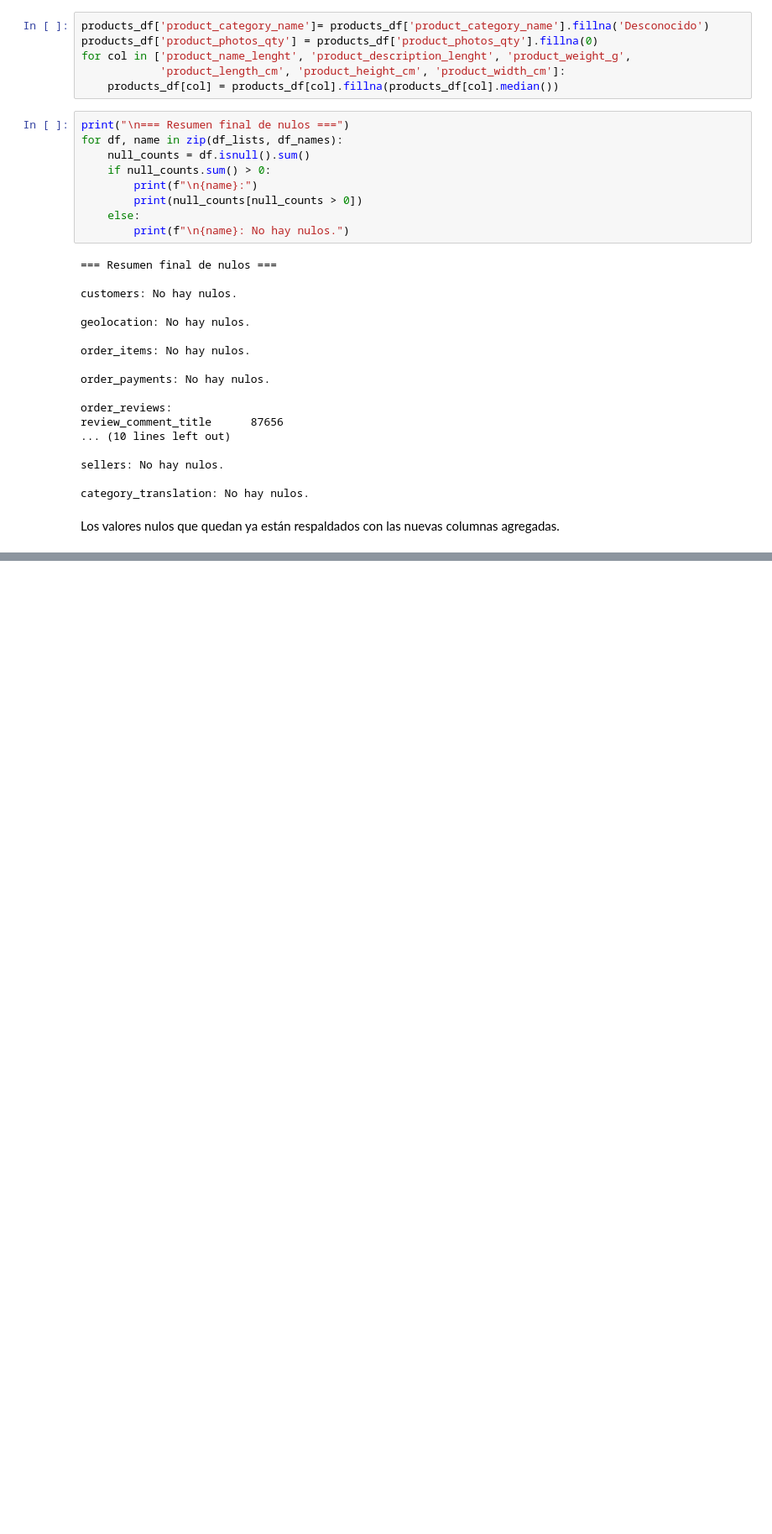
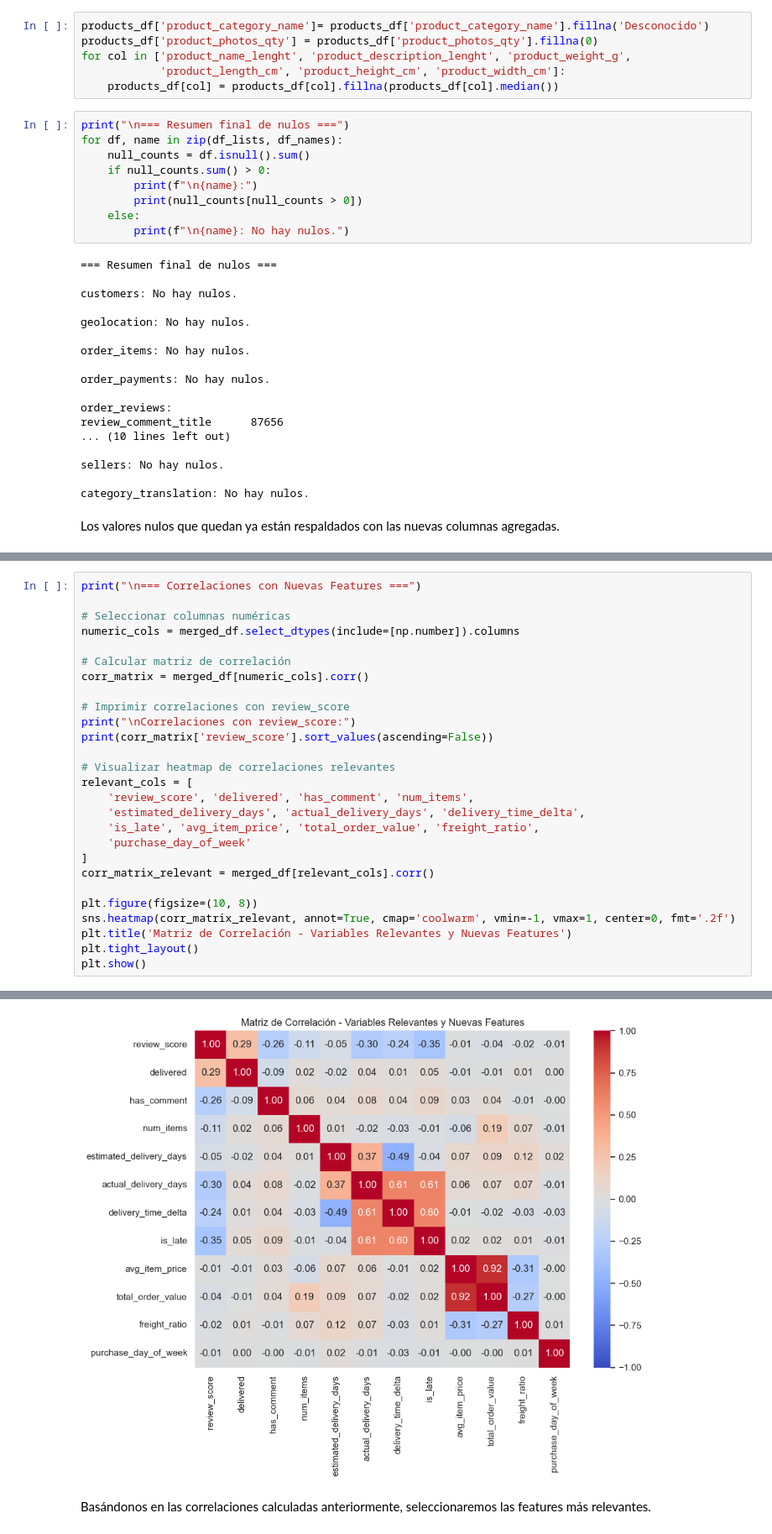
Before and after one commit to paulabaal12/PROY3-DM, a Jupyter notebook: Entrega 3/clean_data.ipynb, the cells around one changed output, grey strips where cells are left out. Shown: that part at 84% size. Drawn from its saved outputs; the diff is of its cells as text; blank space fills up the shorter version.

```diff
--- a/Entrega 3/clean_data.ipynb
+++ b/Entrega 3/clean_data.ipynb
@@ -168,0 +556,28 @@ Los valores nulos que quedan ya están respaldados con las nuevas columnas agreg
+# %%
+print("\n=== Correlaciones con Nuevas Features ===")
+
+# Seleccionar columnas numéricas
+numeric_cols = merged_df.select_dtypes(include=[np.number]).columns
+
+# Calcular matriz de correlación
+corr_matrix = merged_df[numeric_cols].corr()
+
+# Imprimir correlaciones con review_score
+print("\nCorrelaciones con review_score:")
+print(corr_matrix['review_score'].sort_values(ascending=False))
+
+# Visualizar heatmap de correlaciones relevantes
+relevant_cols = [
+    'review_score', 'delivered', 'has_comment', 'num_items',
+    'estimated_delivery_days', 'actual_delivery_days', 'delivery_time_delta',
+    'is_late', 'avg_item_price', 'total_order_value', 'freight_ratio',
+    'purchase_day_of_week'
+]
+corr_matrix_relevant = merged_df[relevant_cols].corr()
+
+plt.figure(figsize=(10, 8))
+sns.heatmap(corr_matrix_relevant, annot=True, cmap='coolwarm', vmin=-1, vmax=1, center=0, fmt='.2f')
+plt.title('Matriz de Correlación - Variables Relevantes y Nuevas Features')
+plt.tight_layout()
+plt.show()
+# %% [output]
@@ -168,0 +601,3 @@ Los valores nulos que quedan ya están respaldados con las nuevas columnas agreg
+[figure, added]
+# %% [markdown]
+Basándonos en las correlaciones calculadas anteriormente, seleccionaremos las features más relevantes.
```
Also changed, not shown: parts of 19 cells of this notebook.
